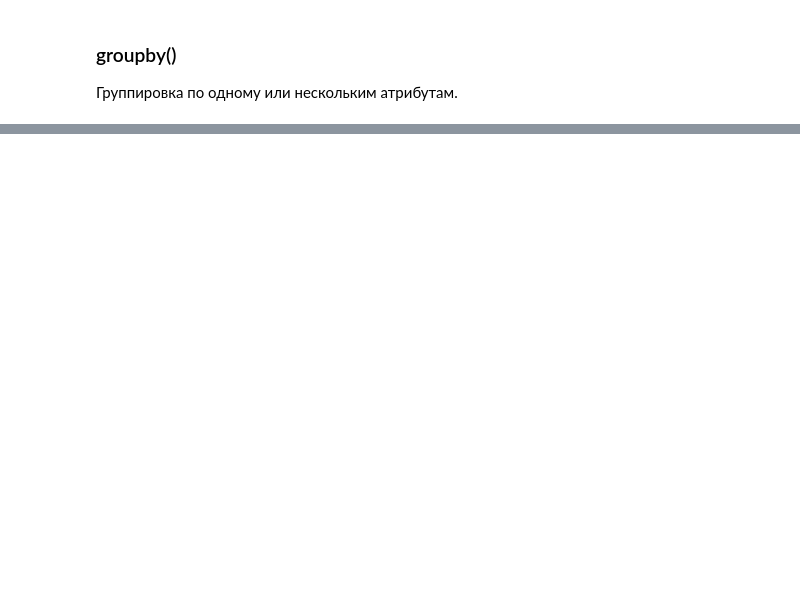
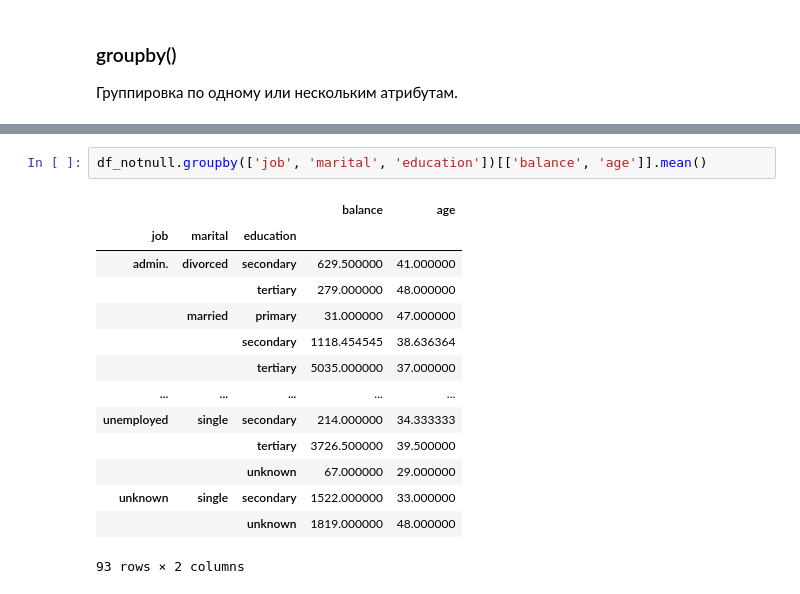
Before and after one commit to udovenkodv777-creator/Python-Course, a Jupyter notebook: Модуль 7_0/Модуль 7.ipynb, the cells around one changed output, grey strips where cells are left out. Cells and saved outputs as stored; diff of their text form; blank space fills up the shorter version.

```diff
--- a/Модуль 7_0/Модуль 7.ipynb
+++ b/Модуль 7_0/Модуль 7.ipynb
@@ -1155,0 +1268,17 @@ df
+# %%
+df_notnull.groupby(['job', 'marital', 'education'])[['balance', 'age']].mean()
+# %% [output]
+|  |  |  | balance | age |
+| job | marital | education |  |  |
+| admin. | divorced | secondary | 629.500000 | 41.000000 |
+|  |  | tertiary | 279.000000 | 48.000000 |
+|  | married | primary | 31.000000 | 47.000000 |
+|  |  | secondary | 1118.454545 | 38.636364 |
+|  |  | tertiary | 5035.000000 | 37.000000 |
+| ... | ... | ... | ... | ... |
+| unemployed | single | secondary | 214.000000 | 34.333333 |
+|  |  | tertiary | 3726.500000 | 39.500000 |
+|  |  | unknown | 67.000000 | 29.000000 |
+| unknown | single | secondary | 1522.000000 | 33.000000 |
+|  |  | unknown | 1819.000000 | 48.000000 |
+93 rows × 2 columns
```
Also changed, not shown: parts of 54 cells of this notebook, 15 other files.
